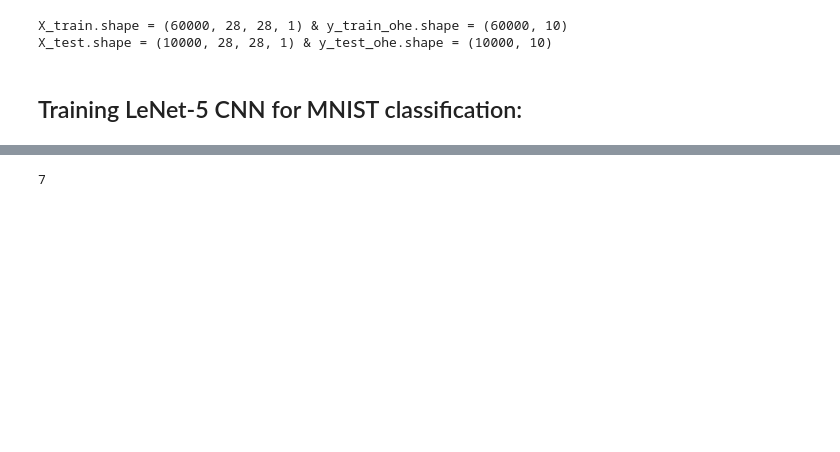
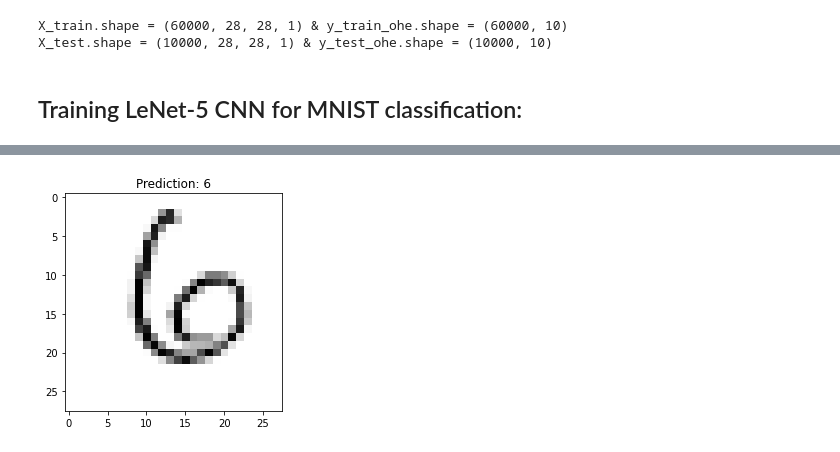
Before and after one commit to arjun-majumdar/CNN_Classifications, a Jupyter notebook: LeNet_5_MNIST_CNN.ipynb, the cells around one changed output, grey strips where cells are left out. Drawn from its saved outputs; the diff is of its cells as text; code cells hidden in the pictures; blank space fills up the shorter version.

```diff
--- a/LeNet_5_MNIST_CNN.ipynb
+++ b/LeNet_5_MNIST_CNN.ipynb
@@ -120,8 +265,12 @@ plt.show()
 # %%
- # Make prediction using trained model-
-prediction = model.predict(tf.reshape(X_test[234], shape = (1, 28, 28, 1)))
+# Evaluating trained model-
+# Make prediction using trained model-
+prediction = model.predict(tf.reshape(X_test[100], shape = (1, 28, 28, 1)))
 # number of examples, 28, 28, number of channels
+prediction = prediction.argmax()
 
-prediction.argmax()
+plt.imshow(tf.reshape(X_test[100], shape = (28, 28)), cmap = "Greys")
+plt.title(f"Prediction: {prediction}")
+plt.show()
 # %% [output]
-7
+[figure, added]
```
Also changed, not shown: parts of 28 cells of this notebook.
